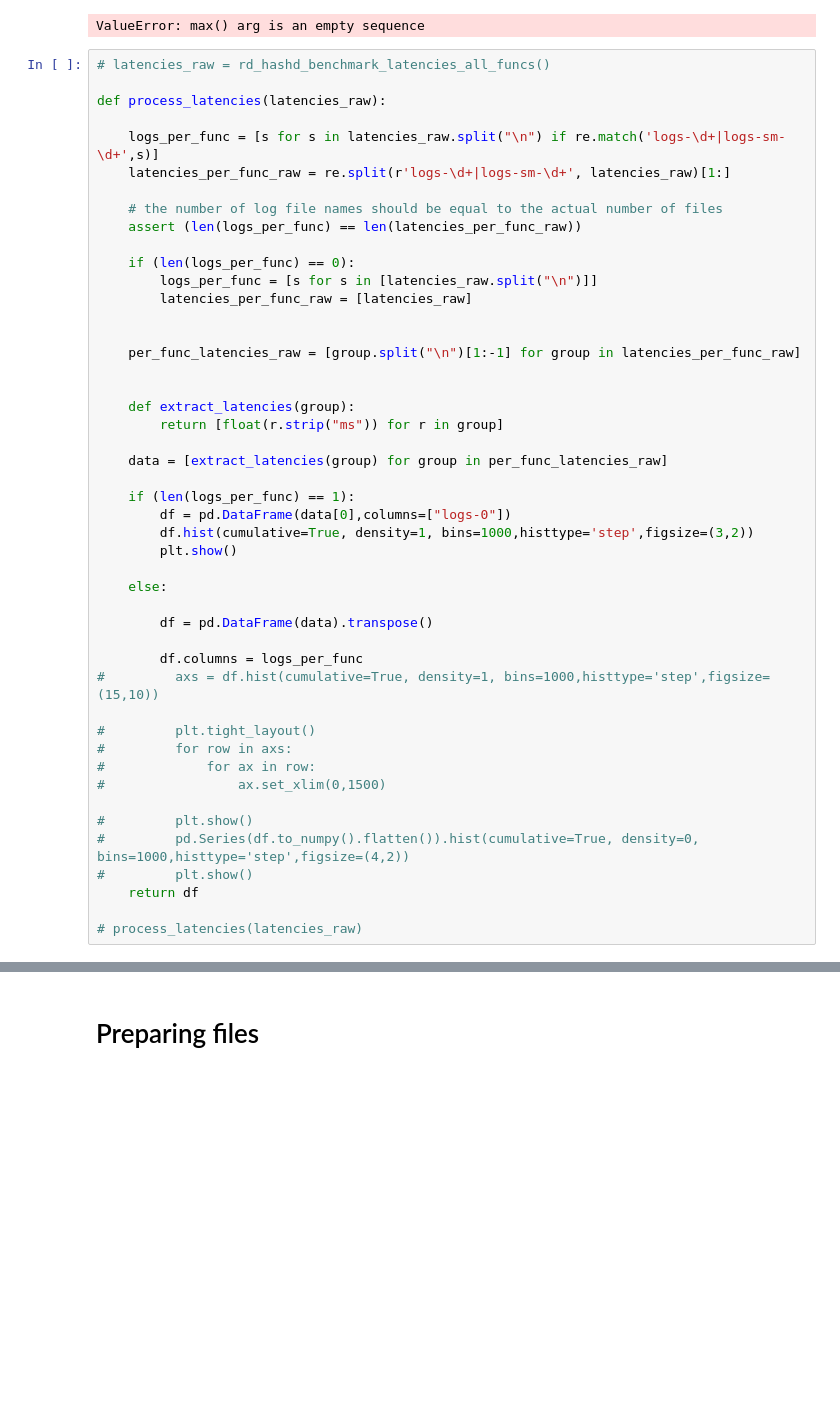
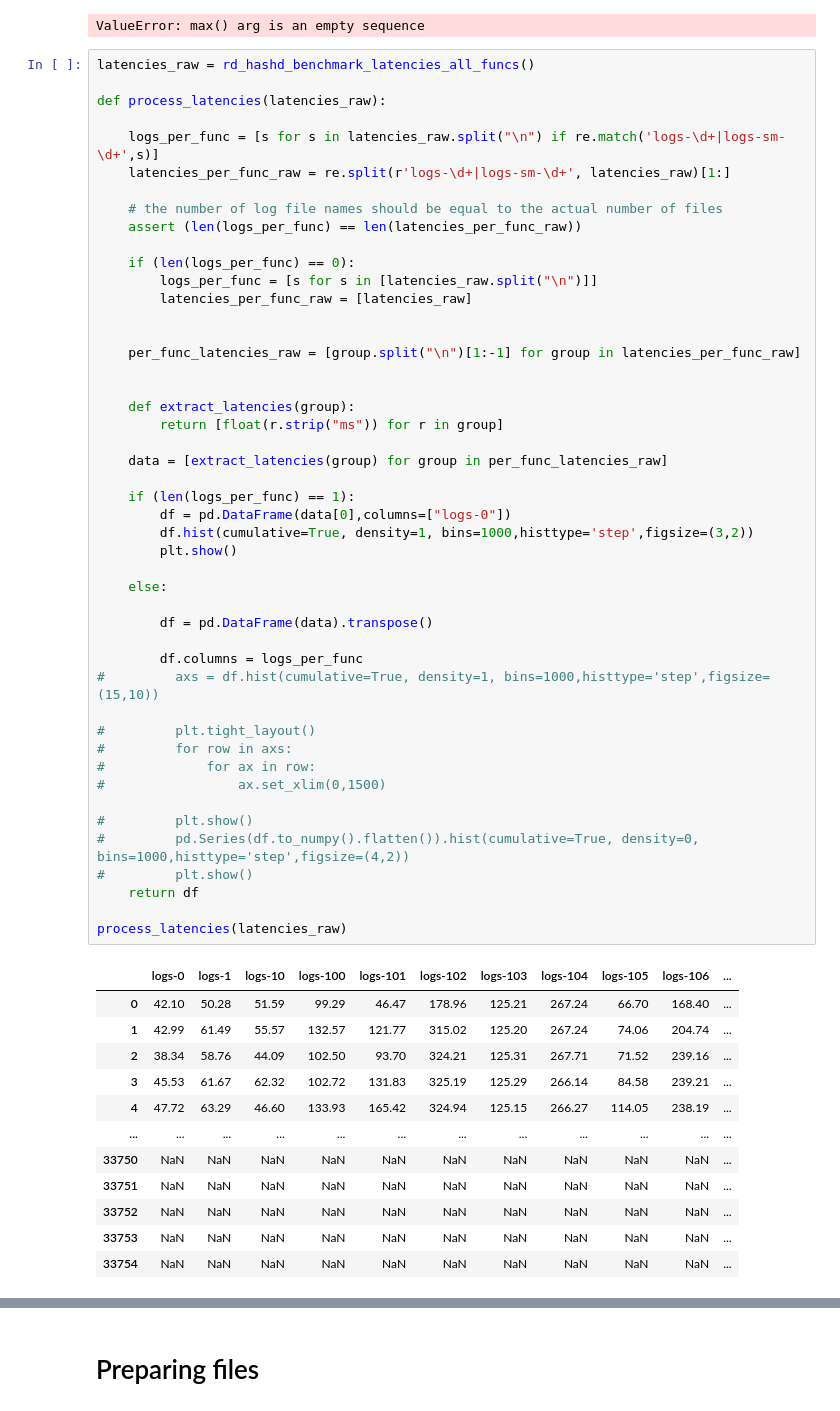
Before and after one commit to isstaif/CFS-LLF_main, a Jupyter notebook: notebooks/rd-hashd (fibo) experiments (compact).ipynb, the cells around one changed output, grey strips where cells are left out. Saved outputs shown, nothing was run; the diff lists cells and outputs as text; blank space fills up the shorter version.

```diff
--- a/notebooks/rd-hashd (fibo) experiments (compact).ipynb
+++ b/notebooks/rd-hashd (fibo) experiments (compact).ipynb
@@ -480,7 +480,7 @@ nr_in_flight_per_func [] 0
 nr_done_per_func [] 0
 ValueError: max() arg is an empty sequence
 # %%
-# latencies_raw = rd_hashd_benchmark_latencies_all_funcs()
+latencies_raw = rd_hashd_benchmark_latencies_all_funcs()
 
 def process_latencies(latencies_raw):
 
@@ -498,31 +498,44 @@ def process_latencies(latencies_raw):
     per_func_latencies_raw = [group.split("\n")[1:-1] for group in latencies_per_func_raw]
 
 
     def extract_latencies(group):
         return [float(r.strip("ms")) for r in group]
 
     data = [extract_latencies(group) for group in per_func_latencies_raw]
 
     if (len(logs_per_func) == 1):
         df = pd.DataFrame(data[0],columns=["logs-0"])
         df.hist(cumulative=True, density=1, bins=1000,histtype='step',figsize=(3,2))
         plt.show()
 
     else:
 
         df = pd.DataFrame(data).transpose()
 
         df.columns = logs_per_func
 #         axs = df.hist(cumulative=True, density=1, bins=1000,histtype='step',figsize=(15,10))
 
 #         plt.tight_layout()
 #         for row in axs:
 #             for ax in row:
 #                 ax.set_xlim(0,1500)
 
 #         plt.show()
 #         pd.Series(df.to_numpy().flatten()).hist(cumulative=True, density=0, bins=1000,histtype='step',figsize=(4,2))
 #         plt.show()
     return df
 
-# process_latencies(latencies_raw)
+process_latencies(latencies_raw)
+# %% [output]
+|  | logs-0 | logs-1 | logs-10 | logs-100 | logs-101 | logs-102 | logs-103 | logs-104 | logs-105 | logs-106 | ... |
+| 0 | 42.10 | 50.28 | 51.59 | 99.29 | 46.47 | 178.96 | 125.21 | 267.24 | 66.70 | 168.40 | ... |
+| 1 | 42.99 | 61.49 | 55.57 | 132.57 | 121.77 | 315.02 | 125.20 | 267.24 | 74.06 | 204.74 | ... |
+| 2 | 38.34 | 58.76 | 44.09 | 102.50 | 93.70 | 324.21 | 125.31 | 267.71 | 71.52 | 239.16 | ... |
+| 3 | 45.53 | 61.67 | 62.32 | 102.72 | 131.83 | 325.19 | 125.29 | 266.14 | 84.58 | 239.21 | ... |
+| 4 | 47.72 | 63.29 | 46.60 | 133.93 | 165.42 | 324.94 | 125.15 | 266.27 | 114.05 | 238.19 | ... |
+| ... | ... | ... | ... | ... | ... | ... | ... | ... | ... | ... | ... |
+| 33750 | NaN | NaN | NaN | NaN | NaN | NaN | NaN | NaN | NaN | NaN | ... |
+| 33751 | NaN | NaN | NaN | NaN | NaN | NaN | NaN | NaN | NaN | NaN | ... |
+| 33752 | NaN | NaN | NaN | NaN | NaN | NaN | NaN | NaN | NaN | NaN | ... |
+| 33753 | NaN | NaN | NaN | NaN | NaN | NaN | NaN | NaN | NaN | NaN | ... |
+| 33754 | NaN | NaN | NaN | NaN | NaN | NaN | NaN | NaN | NaN | NaN | ... |
```
Also changed, not shown: parts of 9 cells of this notebook.
